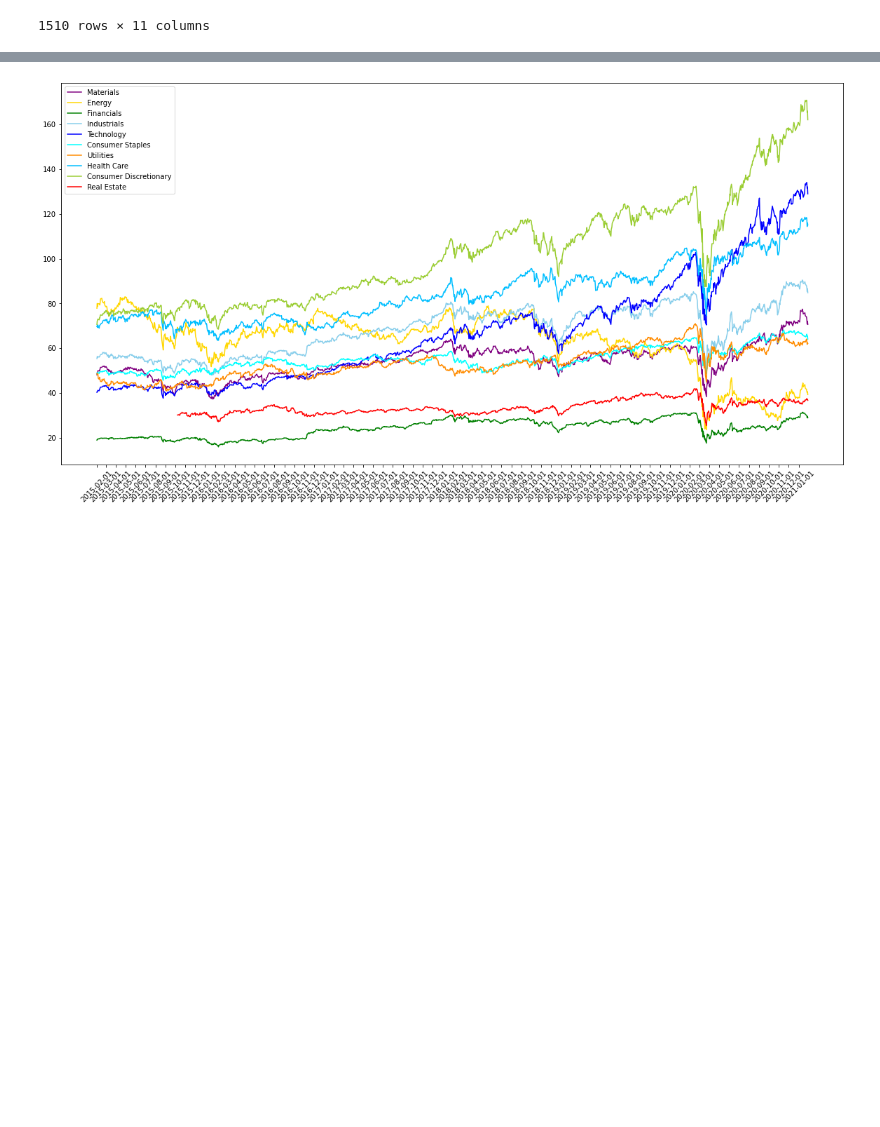
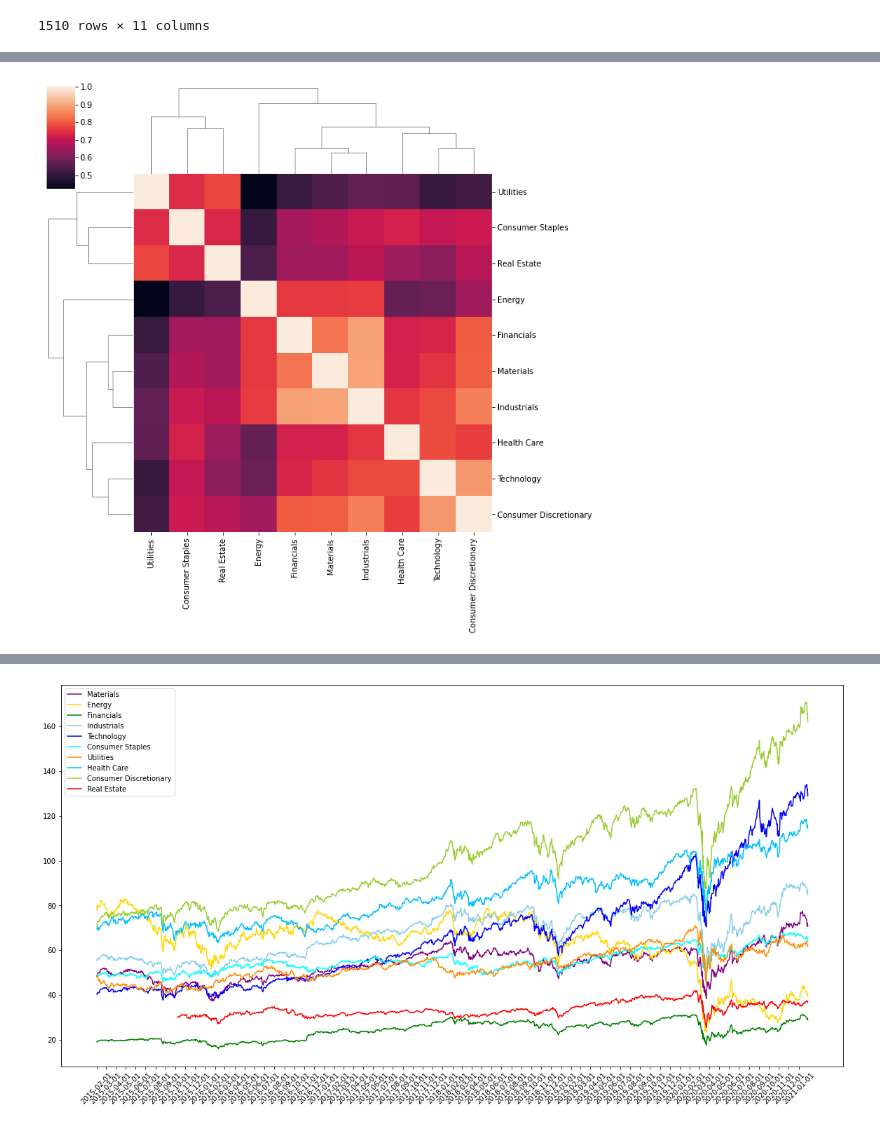
Before and after one commit to Rcidm1994/Project1, a Jupyter notebook: Industry_Performance.ipynb, the cells around one changed output, grey strips where cells are left out. Saved outputs shown, nothing was run; the diff lists cells and outputs as text; code cells hidden in the pictures; blank space fills up the shorter version.

```diff
--- a/Industry_Performance.ipynb
+++ b/Industry_Performance.ipynb
@@ -479,6 +503,7 @@ full_df_close[bool_series]
 full_df_close = full_df_close.drop(['Communication Serv'], axis=1)
 # %%
 # Check the dataframe without XLC(Telecom) & XLRE(real estate)
+full_daily_earnings = full_df_close.copy()
 full_df_close
 # %% [output]
 |  | Energy | Utilities | Technology | Materials | Consumer Staples | Consumer Discretionary | Industrials | ... |
@@ -513,3 +538,6 @@ full_df_close
 | 1508 | 2021-01-28 | 40.669998 | 62.490002 | 132.039993 | 72.040001 | 65.440002 | 165.880005 | ... |
 | 1509 | 2021-01-29 | 39.320000 | 62.150002 | 128.929993 | 70.639999 | 64.089996 | 162.009995 | ... |
 1510 rows × 11 columns
+# %%
+full_daily_earnings = full_daily_earnings.pct_change()
+full_daily_earnings
@@ -515,0 +559,3 @@ full_df_close
+# %%
+full_daily_earnings = full_daily_earnings.reset_index()
+full_daily_earnings
@@ -516,3 +590,7 @@ full_df_close
+# %%
+g = sns.clustermap(full_daily_earnings.corr())
+# %% [output]
+[figure, added]
 # %%
 # create a new column called month_year with data format: Year-Month by using the 'Date' column
 full_df_close['Year_Month'] = full_df_close['Date'].apply(lambda x: x.strftime('%Y-%m'))
```
Also changed, not shown: parts of 14 cells of this notebook.
